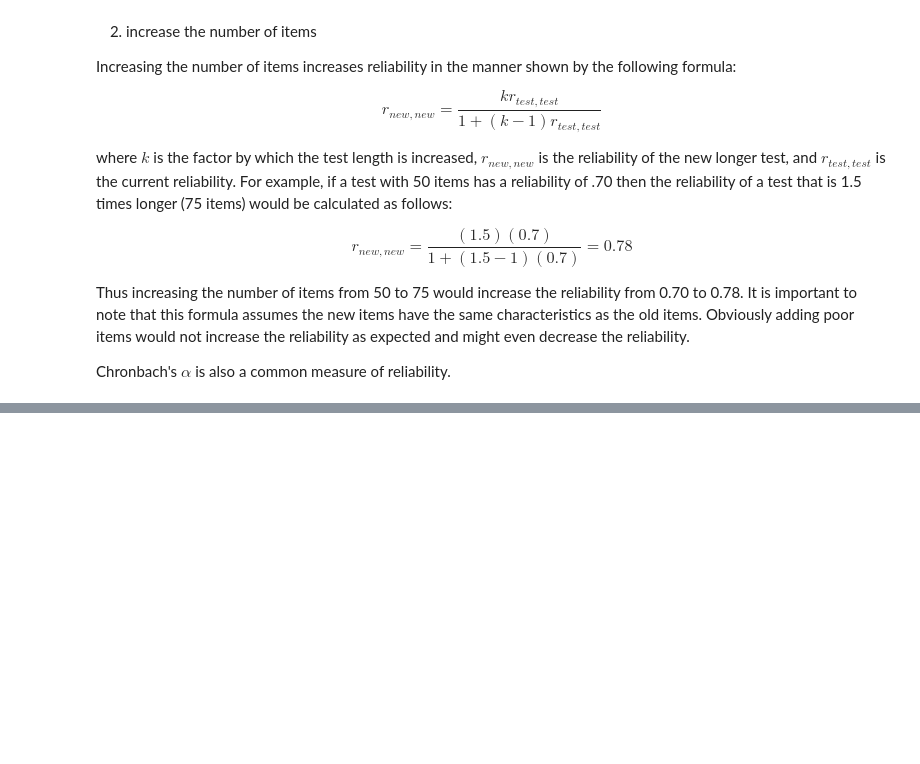
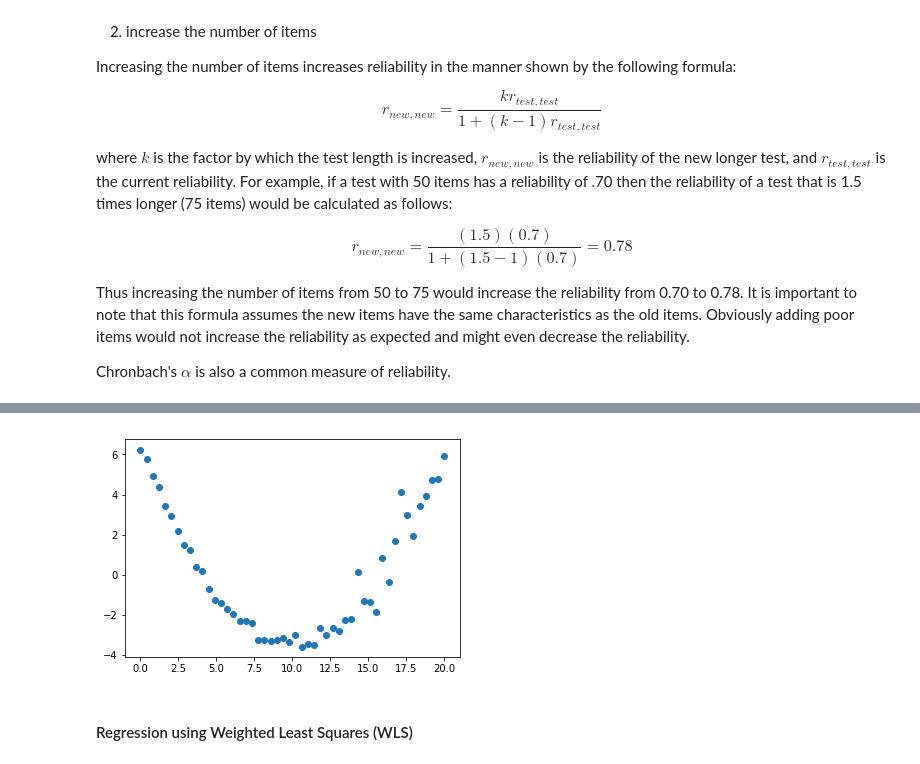
Before and after one commit to jamwine/Statistics, a Jupyter notebook: Statistics.ipynb, the cells around one changed output, grey strips where cells are left out. Saved outputs shown, nothing was run; the diff lists cells and outputs as text; code cells hidden in the pictures; blank space fills up the shorter version.

```diff
--- a/Statistics.ipynb
+++ b/Statistics.ipynb
@@ -1120,0 +1342,6 @@ Chronbach's $\alpha$ is also a common measure of reliability.
+# %%
+plt.scatter(x, results_ols.resid); # Pattern is observed
+# %% [output]
+[figure, added]
+# %% [markdown]
+#### Regression using Weighted Least Squares (WLS)
```
Also changed, not shown: parts of 39 cells of this notebook.
